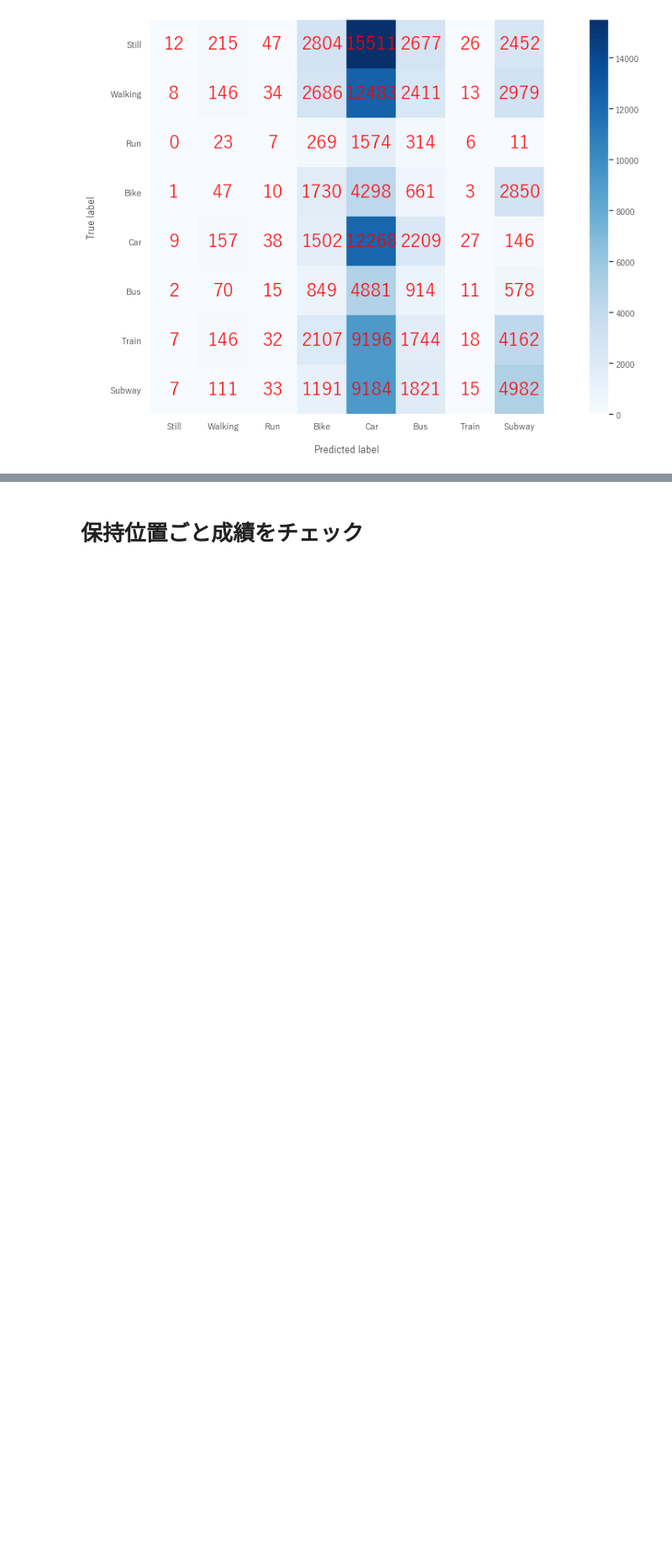
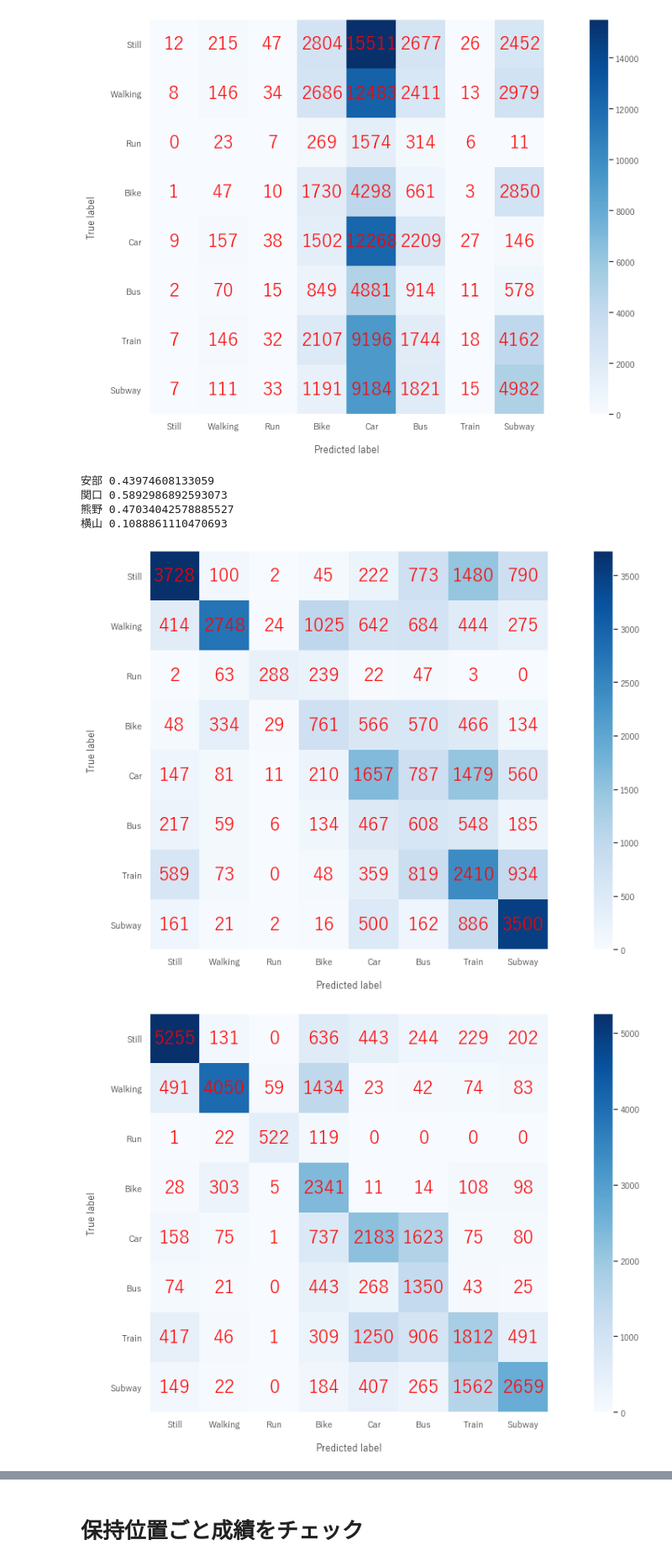
Before and after one commit to nekketsu2010/SHL2020, a Jupyter notebook: Notebook/安部関口分類フロー検証/パターン1検証.ipynb, the cells around one changed output, grey strips where cells are left out. Shown at 84% size. Saved outputs shown, nothing was run; the diff lists cells and outputs as text; code cells hidden in the pictures; blank space fills up the shorter version.

```diff
--- a/Notebook/安部関口分類フロー検証/Untitled.ipynb
+++ b/Notebook/安部関口分類フロー検証/パターン1検証.ipynb
@@ -60,6 +60,7 @@ def rename(pattern, kind, hold_position, name):
 # %%
 def pattern1Concat(pattern, kind, hold_position, name):
     pattern = str(pattern)
+    pattern_file = np.load("validation_pattern2.npy").reshape([-1, 1])
     if kind == "train":
         label = np.load("../../Data/センサ別npyファイル/train/train_Bag/train_Bag_Label.npy")[:, 0].reshape([-1, 1])
         label = np.delete(label, 120845, 0)
@@ -79,8 +80,8 @@ def pattern1Concat(pattern, kind, hold_position, name):
         predict += 1
 
     print(label.shape, predict.shape, np.unique(predict))
-    result = np.concatenate([label, predict], axis=1).astype(np.int32)
-    result = pd.DataFrame(result, columns=["label", name + "predict"])
+    result = np.concatenate([pattern_file, label, predict], axis=1).astype(np.int32)
+    result = pd.DataFrame(result, columns=["pattern", "label", name + "predict"])
     return result
 # %%
 def pattern2Concat(pattern, kind, hold_position, name):
@@ -154,3 +155,19 @@ for pattern, name in zip(patterns, names):
 [figure]
 [figure]
 [figure]
+# %%
+class_names = ["Still", "Walking", "Run", "Bike", "Car", "Bus", "Train", "Subway"]
+
+for pattern, name in zip(patterns, names):
+    plot_confusion_matrix(pattern[pattern['pattern'] == 2]['label'], pattern[pattern['pattern'] == 2][name + "predict"], class_names, normalize=False, fontsize=24)
+    plt.grid(False)
+
+    f1 = f1_score(pattern[pattern['pattern'] == 2]['label'], pattern[pattern['pattern'] == 2][name + "predict"], average="macro")
+    print(name, f1)
+# %% [output]
+安部 0.43974608133059
+関口 0.5892986892593073
+熊野 0.47034042578885527
+横山 0.1088861110470693
+[figure, added]
+[figure, added]
```
Also changed, not shown: parts of 5 cells of this notebook, 3 other files.
